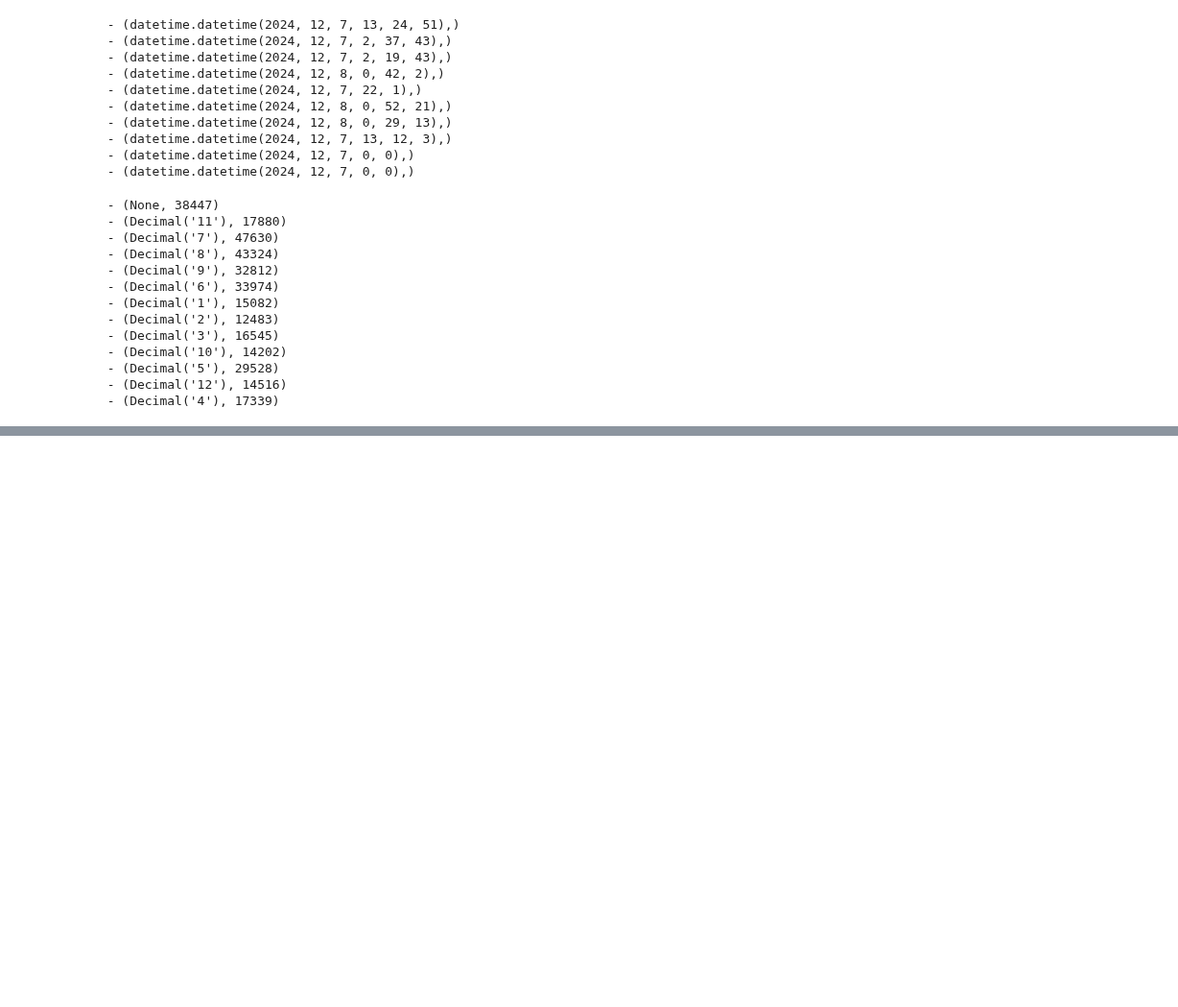
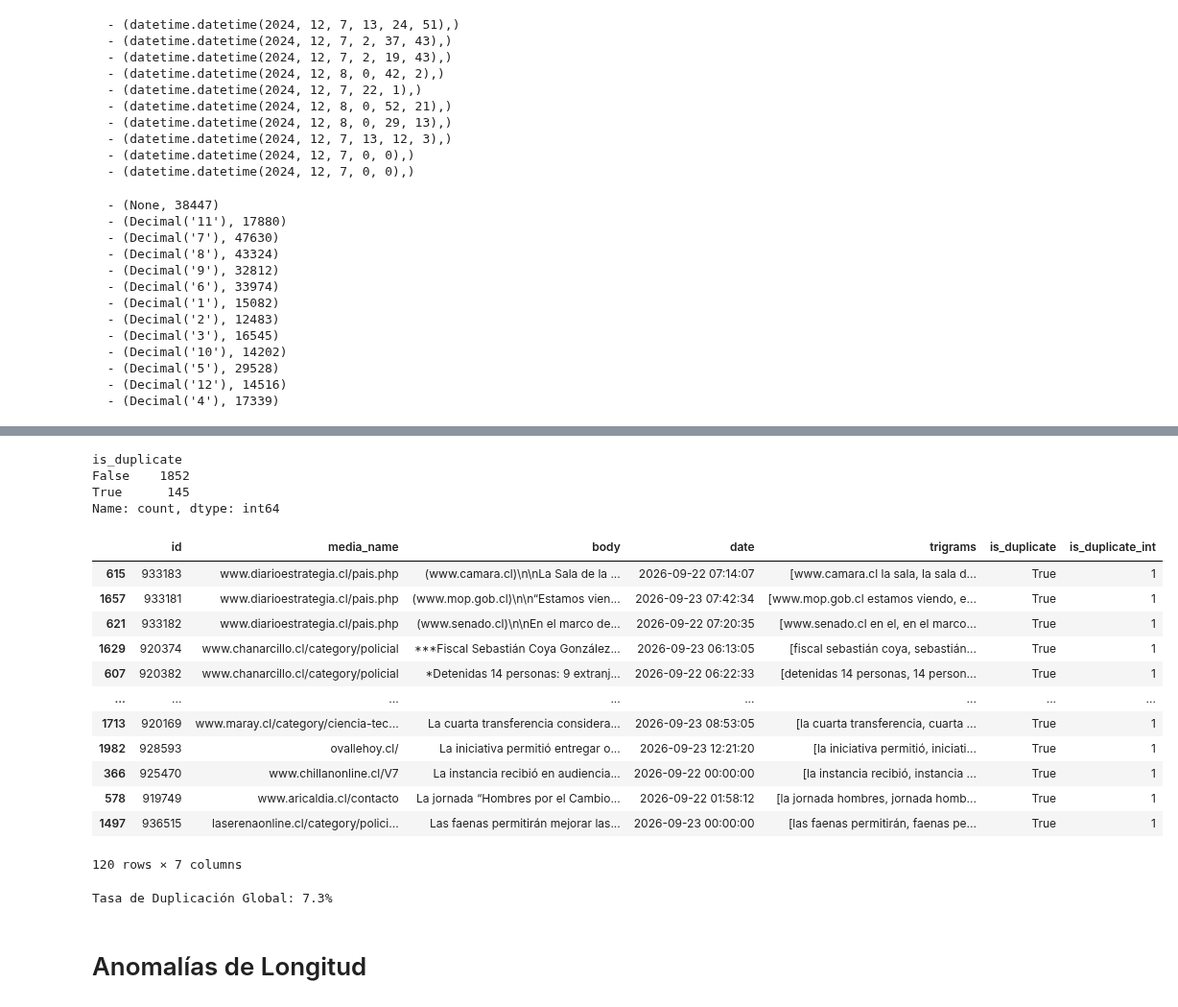
Before and after one commit to Orion89/news-dashboard, a Jupyter notebook: exploracion_inicial.ipynb, the cells around one changed output, grey strips where cells are left out. Shown at 96% size. Cells and saved outputs as stored; diff of their text form; code cells hidden in the pictures; blank space fills up the shorter version.

Commit message:
duplication rate and text length

```diff
--- a/exploracion_inicial.ipynb
+++ b/exploracion_inicial.ipynb
@@ -143,0 +463,5 @@ print(resultado)
+# %%
+nlp = spacy.load("es_core_news_lg")
+# %%
+query = "SELECT id, media_name, body, date FROM news_db.news_chile WHERE date >= CURRENT_TIMESTAMP - INTERVAL '3 days' AND date <= CURRENT_TIMESTAMP"
+df_results = con.sql(query).fetchdf()
@@ -143,0 +477,10 @@ print(resultado)
+# %%
+def get_trigrams_spacy(doc:str) -> list:
+    doc = nlp(doc)
+    tokens = [token.text.lower() for token in doc if not token.is_punct and not token.is_space]
+    trigrams = [
+    " ".join((tokens[i], tokens[i + 1], tokens[i + 2])) for i in range(len(tokens) - 2)
+    ]
+    return trigrams
+# %%
+df_results["trigrams"] = df_results["body"].apply(lambda doc: get_trigrams_spacy(doc))
@@ -143,0 +531,30 @@ print(resultado)
+# %%
+df_results["is_duplicate"].value_counts()
+# %% [output]
+is_duplicate
+False    1852
+True      145
+Name: count, dtype: int64
+# %%
+df_results.query('is_duplicate_int == 1').sort_values(by=["body"]).head(120)
+# %% [output]
+|  | id | media_name | body | date | trigrams | is_duplicate | is_duplicate_int |
+| 615 | 933183 | www.diarioestrategia.cl/pais.php | (www.camara.cl)\n\nLa Sala de la ... | 2026-09-22 07:14:07 | [www.camara.cl la sala, la sala d... | True | 1 |
+| 1657 | 933181 | www.diarioestrategia.cl/pais.php | (www.mop.gob.cl)\n\n“Estamos vien... | 2026-09-23 07:42:34 | [www.mop.gob.cl estamos viendo, e... | True | 1 |
+| 621 | 933182 | www.diarioestrategia.cl/pais.php | (www.senado.cl)\n\nEn el marco de... | 2026-09-22 07:20:35 | [www.senado.cl en el, en el marco... | True | 1 |
+| 1629 | 920374 | www.chanarcillo.cl/category/policial | ***Fiscal Sebastián Coya González... | 2026-09-23 06:13:05 | [fiscal sebastián coya, sebastián... | True | 1 |
+| 607 | 920382 | www.chanarcillo.cl/category/policial | *Detenidas 14 personas: 9 extranj... | 2026-09-22 06:22:33 | [detenidas 14 personas, 14 person... | True | 1 |
+| ... | ... | ... | ... | ... | ... | ... | ... |
+| 1713 | 920169 | www.maray.cl/category/ciencia-tec... | La cuarta transferencia considera... | 2026-09-23 08:53:05 | [la cuarta transferencia, cuarta ... | True | 1 |
+| 1982 | 928593 | ovallehoy.cl/ | La iniciativa permitió entregar o... | 2026-09-23 12:21:20 | [la iniciativa permitió, iniciati... | True | 1 |
+| 366 | 925470 | www.chillanonline.cl/V7 | La instancia recibió en audiencia... | 2026-09-22 00:00:00 | [la instancia recibió, instancia ... | True | 1 |
+| 578 | 919749 | www.aricaldia.cl/contacto | La jornada “Hombres por el Cambio... | 2026-09-22 01:58:12 | [la jornada hombres, jornada homb... | True | 1 |
+| 1497 | 936515 | laserenaonline.cl/category/polici... | Las faenas permitirán mejorar las... | 2026-09-23 00:00:00 | [las faenas permitirán, faenas pe... | True | 1 |
+120 rows × 7 columns
+# %%
+tasa_global = df_results['is_duplicate_int'].mean() * 100
+print(f"Tasa de Duplicación Global: {tasa_global:.1f}%")
+# %% [output]
+Tasa de Duplicación Global: 7.3%
+# %% [markdown]
+# Anomalías de Longitud
```
Also changed, not shown: parts of 25 cells of this notebook.
